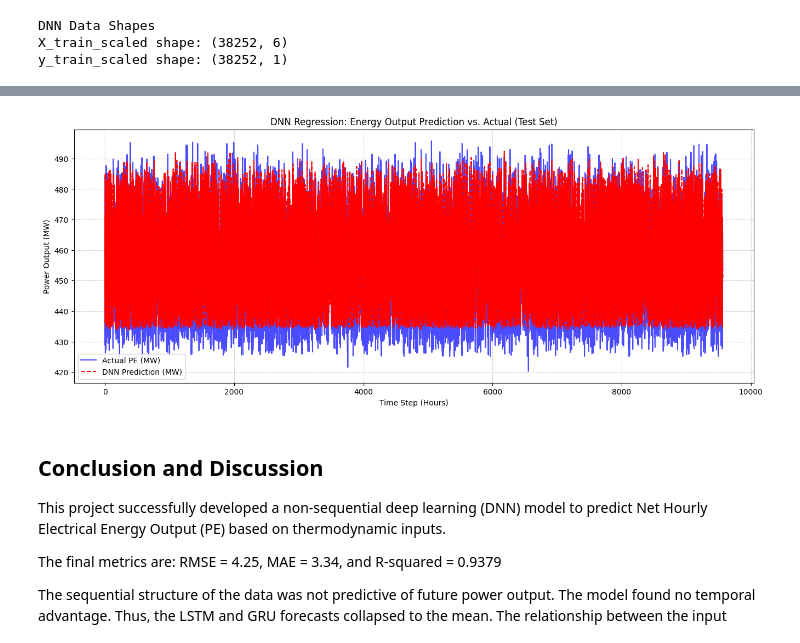
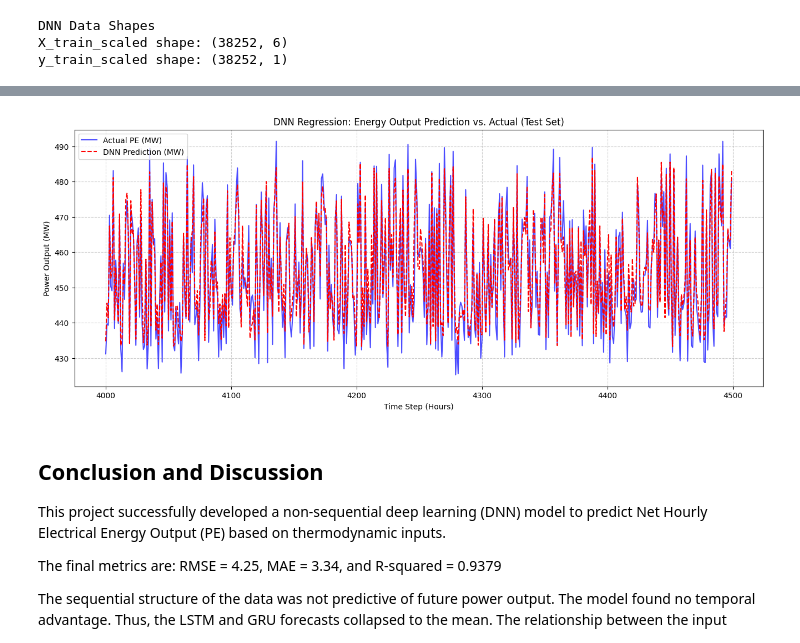
Before and after one commit to sseggeb/Deep_Learning, a Jupyter notebook: Notebook.ipynb, the cells around one changed output, grey strips where cells are left out. Saved outputs shown, nothing was run; the diff lists cells and outputs as text; code cells hidden in the pictures.

```diff
--- a/Notebook.ipynb
+++ b/Notebook.ipynb
@@ -789,24 +790,24 @@ R-squared (R²): 0.9265
 # %%
 # Visualization
 plt.figure(figsize=(16, 6))
 
 # Use the index of the test data for plotting
 time_steps = np.arange(len(y_test_actual))
 
 # Plot Actual Values (Blue)
-plt.plot(time_steps, y_test_actual, label='Actual PE (MW)', color='blue', alpha=0.7)
+plt.plot(time_steps[4000:4500], y_test_actual[4000:4500], label='Actual PE (MW)', color='blue', alpha=0.7)
 
 # Plot DNN Predictions (Red)
-plt.plot(time_steps, dnn_predictions, label='DNN Prediction (MW)', color='red', linestyle='--')
+plt.plot(time_steps[4000:4500], dnn_predictions[4000:4500], label='DNN Prediction (MW)', color='red', linestyle='--')
 
 plt.title('DNN Regression: Energy Output Prediction vs. Actual (Test Set)')
 plt.xlabel('Time Step (Hours)')
 plt.ylabel('Power Output (MW)')
 plt.legend()
 plt.grid(True, linestyle='--', alpha=0.6)
 plt.show()
 # %% [output]
-[figure, old version]
+[figure, new version]
 # %% [markdown]
 ## Conclusion and Discussion
 
```
Also changed, not shown: parts of 11 cells of this notebook.
